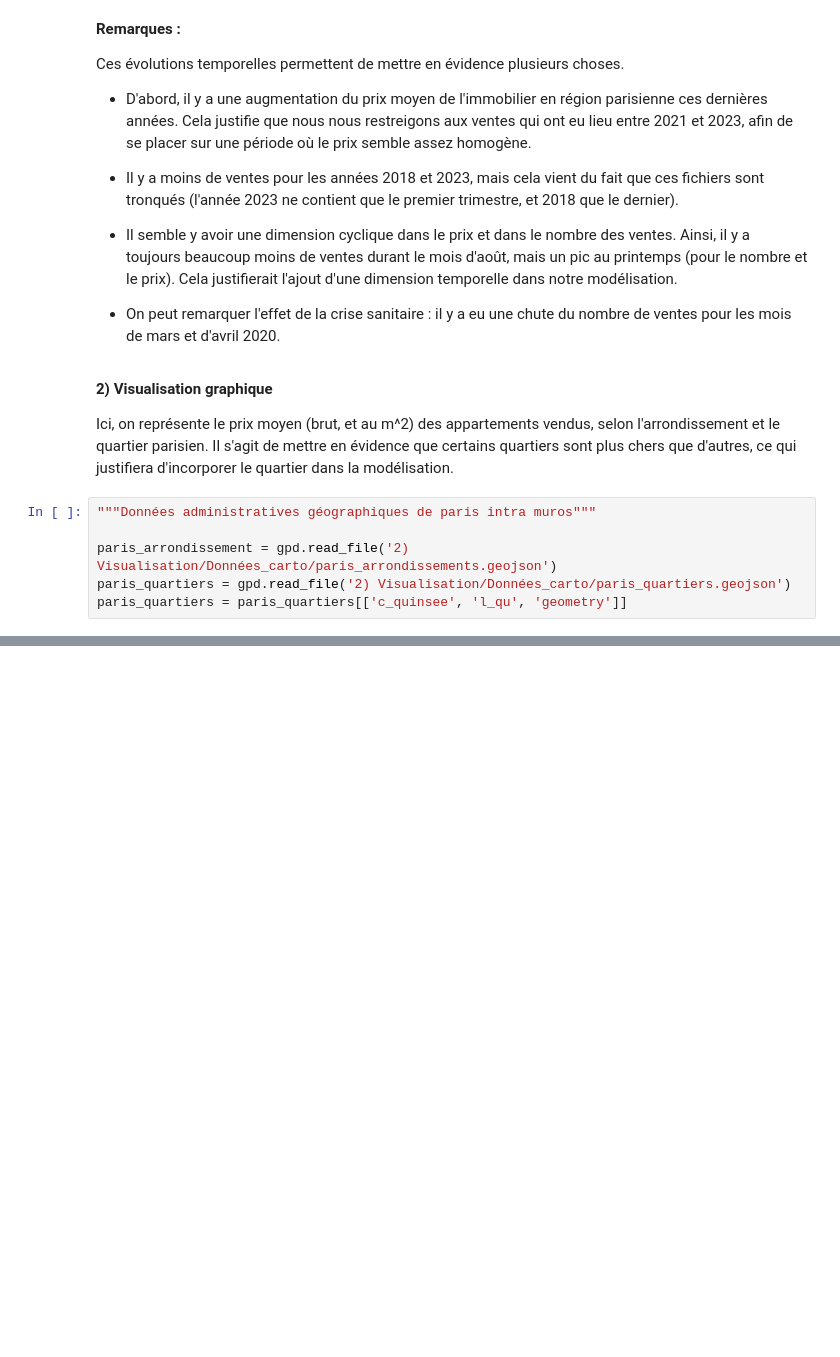
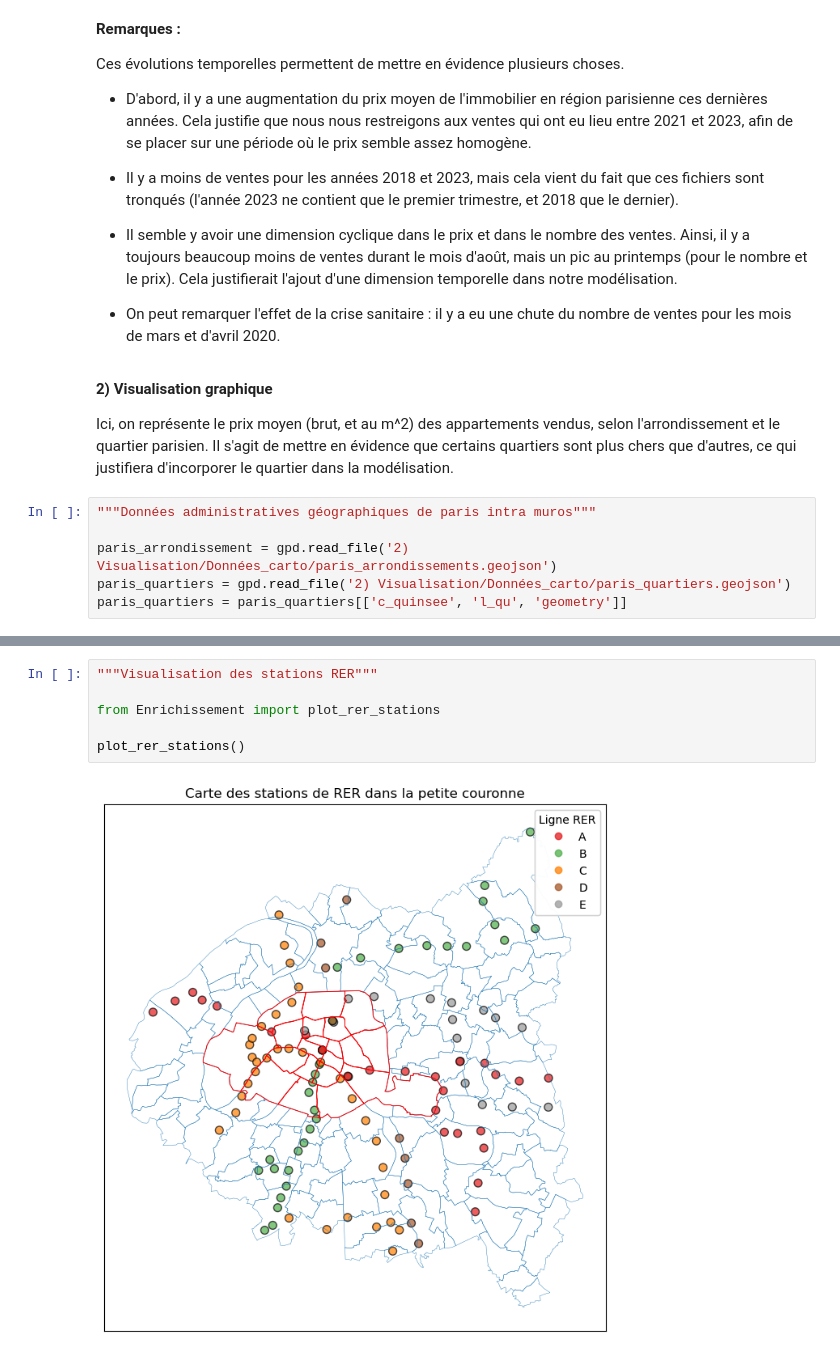
Before and after one commit to Fanny46/Projet-python-2A, a Jupyter notebook: RAPPORT_FIN.ipynb, the cells around one changed output, grey strips where cells are left out. Drawn from its saved outputs; the diff is of its cells as text; blank space fills up the shorter version.

```diff
--- a/RAPPORT_FIN.ipynb
+++ b/RAPPORT_FIN.ipynb
@@ -517,0 +669,8 @@ NameError: name 'gpd' is not defined
+# %%
+"""Visualisation des stations RER"""
+
+from Enrichissement import plot_rer_stations
+
+plot_rer_stations()
+# %% [output]
+[figure, added]
```
Also changed, not shown: parts of 38 cells of this notebook, 5 other files.
